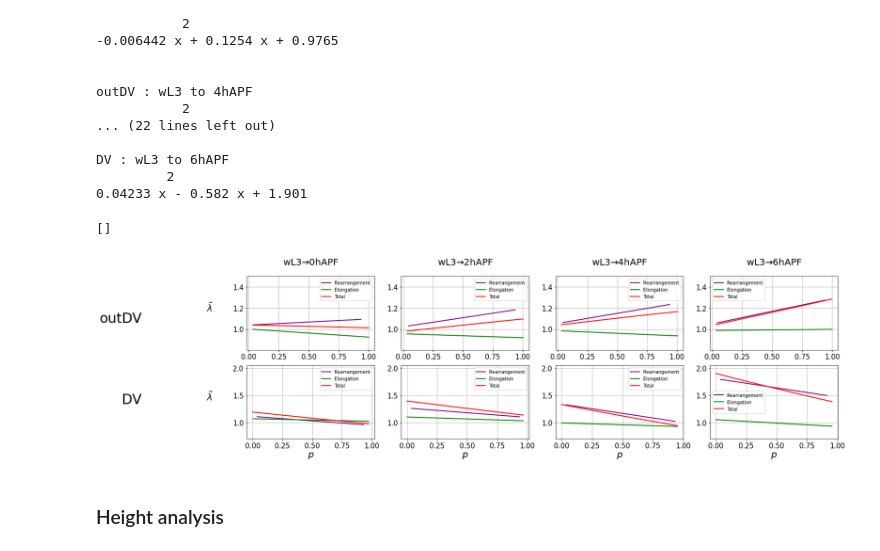
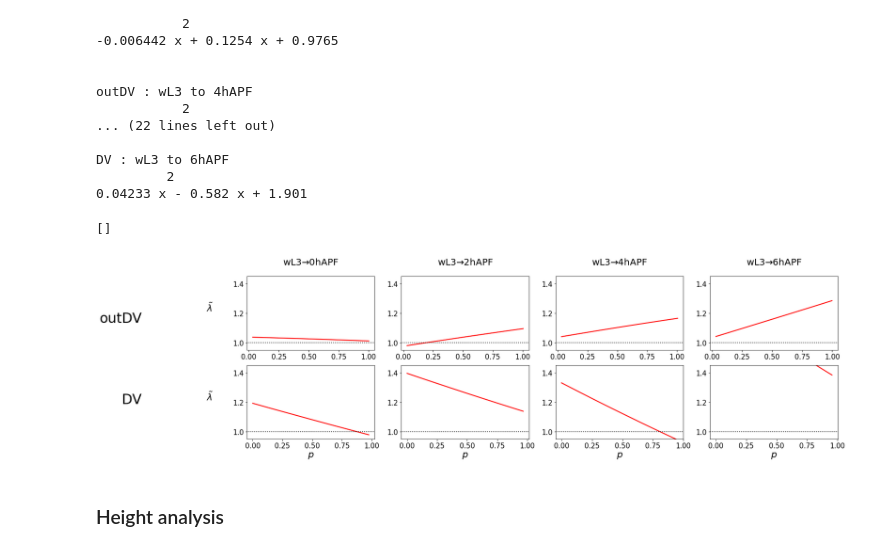
Before and after one commit to abhijeetkrishna/-WingDiscEversion_theory, a Jupyter notebook: data_analysis/prop_comparison_analysis.ipynb, the cells around one changed output. Drawn from its saved outputs; the diff is of its cells as text; code cells hidden in the pictures.

```diff
--- a/data_analysis/prop_comparison_analysis.ipynb
+++ b/data_analysis/prop_comparison_analysis.ipynb
@@ -1184,6 +1190,8 @@ for i in range(len(rois)):
 
         row = pd.DataFrame({
             'stage' : j,
+            'stage_init' : devstage_init,
+            'stage_final' : devstage_final,
             'stage_name' : devstage_init + " to " + devstage_final,
             'prop' : prop_name,
             'value' : [coeffs],
@@ -1315,7 +1323,8 @@ for i in range(nbrows):
                          mean_linestyle='--',error_style = None, mean_label = 'fit'
                         )
         #ax.legend()
-        ax.grid()
+        ax.grid(visible = False)
+        ax.axhline(y = 1, color = "black", linestyle = "dotted")
 
 
 fig.tight_layout()
@@ -1385,6 +1394,8 @@ for i in range(len(rois)):
 
         row = pd.DataFrame({
             'stage' : j,
+            'stage_init' : devstage_init,
+            'stage_final' : devstage_final,
             'stage_name' : devstage_init + " to " + devstage_final,
             'prop' : prop_name,
             'value' : [coeffs],
@@ -1460,6 +1471,8 @@ for i in range(len(rois)):
 
         row = pd.DataFrame({
             'stage' : j,
+            'stage_init' : devstage_init,
+            'stage_final' : devstage_final,
             'stage_name' : devstage_init + " to " + devstage_final,
             'prop' : prop_name,
             'value' : [coeffs_anisotropic],
@@ -1533,41 +1546,36 @@ for i in range(nbrows):
             xlabel = r'$p$'
         if roi == 'DV':
             xticks = [0, 0.25, 0.5, 0.75, 1]
-            yticks = [1, 1.5, 2.0]
+            yticks = [1, 1.2, 1.4,]
             #xlim = (0,155)
-            ylim = (0.7, 2.05)
+            ylim = (0.95, 1.45)
         else:
             xticks = [0, 0.25, 0.5, 0.75, 1]
             yticks = [1, 1.2, 1.4,]
             #xlim = (0,780)
-            ylim = (0.8, 1.5)
+            ylim = (0.95, 1.45)
 
-        #ax = get_subplot(ax, df = None,#k_diff,
-        #                 stat_df=k_diff_stat, query_str = query_str, x_col = 'k_beta', y_col = 'lambda_rearrangement',
-        #                 mean_color=color_dict[devstage_init], mean_linewidth=2,
+
+        #ax = get_subplot(ax, df = None,
+        #                 stat_df = k_diff_stat, query_str = query_str,
+        #                 x_col_mean='ref_pathlength_scaled_beta_mean', y_col_mean ='fit_lambda_rearrangement',
+        #                 mean_color='purple',
+        #                 mean_linewidth=2, mean_label='Rearrangement',
         #                 xlabel = xlabel, ylabel = ylabel, title = title,
         #                 xticks = xticks, yticks = yticks, xlim = xlim, ylim = ylim,
+        #                 mean_linestyle='-',error_style = None,
         #                )
-        ax = get_subplot(ax, df = None,
-                         stat_df = k_diff_stat, query_str = query_str,
-                         x_col_mean='ref_pathlength_scaled_beta_mean', y_col_mean ='fit_lambda_rearrangement',
-                         mean_color='purple',
-                         mean_linewidth=2, mean_label='Rearrangement',
-                         xlabel = xlabel, ylabel = ylabel, title = title,
-                         xticks = xticks, yticks = yticks, xlim = xlim, ylim = ylim,
-                         mean_linestyle='-',error_style = None,
-                        )
 
 
-        ax = get_subplot(ax, df = None,
-                         stat_df = el_diff_stat, query_str = query_str,
-                         x_col_mean='ref_pathlength_scaled_beta_mean', y_col_mean ='fit_exp_signed_Qnorm_diff',
-                         mean_color='green',
-                         mean_linewidth=2, mean_label='Elongation',
-                         xlabel = xlabel, ylabel = ylabel, title = title,
-                         xticks = xticks, yticks = yticks, xlim = xlim, ylim = ylim,
-                         mean_linestyle='-',error_style = None,
-                        )
+        #ax = get_subplot(ax, df = None,
+        #                 stat_df = el_diff_stat, query_str = query_str,
+        #                 x_col_mean='ref_pathlength_scaled_beta_mean', y_col_mean ='fit_exp_signed_Qnorm_diff',
+        #                 mean_color='green',
+        #                 mean_linewidth=2, mean_label='Elongation',
+        #                 xlabel = xlabel, ylabel = ylabel, title = title,
+        #                 xticks = xticks, yticks = yticks, xlim = xlim, ylim = ylim,
+        #                 mean_linestyle='-',error_style = None,
+        #                )
 
         ax = get_subplot(ax, df = None,
                          stat_df = el_diff_stat, query_str = query_str,
@@ -1580,8 +1588,9 @@ for i in range(nbrows):
                         )
 
 
-        ax.legend()
-        ax.grid(visible=True)
+        #ax.legend()
+        ax.grid(visible=False)
+        ax.axhline(y = 1, color = "black", linestyle = "dotted")
 
 fig.tight_layout()
 
@@ -1590,34 +1599,34 @@ plt.ylabel('', fontsize = 40, labelpad = 70, rotation = 0)
 
 plt.xlim(-0.5,nbcols -0.5)
 plt.ylim(-0.5, nbrows -0.5)
 
 #tick_intervals_x = col_vals
 tick_intervals_y = [0, 1]
 
 #tick_intervals_x_str = [str(round(x,2)) for x in tick_intervals_x]
 tick_intervals_y_str = ['DV', 'outDV']
 
 main_ax.tick_params(axis=u'both', which=u'both', length = 0, labelsize = 15,
                     pad = 100, # if two columns
                     #pad = 30, #if four columns
                     rotation = 0)
 
 #plt.xticks(range(len(col_vals)), tick_intervals_x_str, fontsize = 40)
 main_ax.set_yticks(tick_intervals_y)
 main_ax.set_yticklabels(tick_intervals_y_str, fontsize = 30, x = -0.1)
 
 #main_ax.axvline(x = 0.42, color = 'blue', linewidth = 5)
 
 main_ax.set_xticks([])
 #plt.yticks([], [], fontsize = 40)
 
 
 
 #os.makedirs('plots/',exist_ok=True)
 #plt.savefig('plots/lambda_rearrangement_twoPanels.pdf', bbox_inches = 'tight')
 # %% [output]
 []
-[figure, old version]
+[figure, new version]
 # %% [markdown]
 ### Height analysis
 # %%
```
Also changed, not shown: parts of 8 cells of this notebook, 50 other files.
